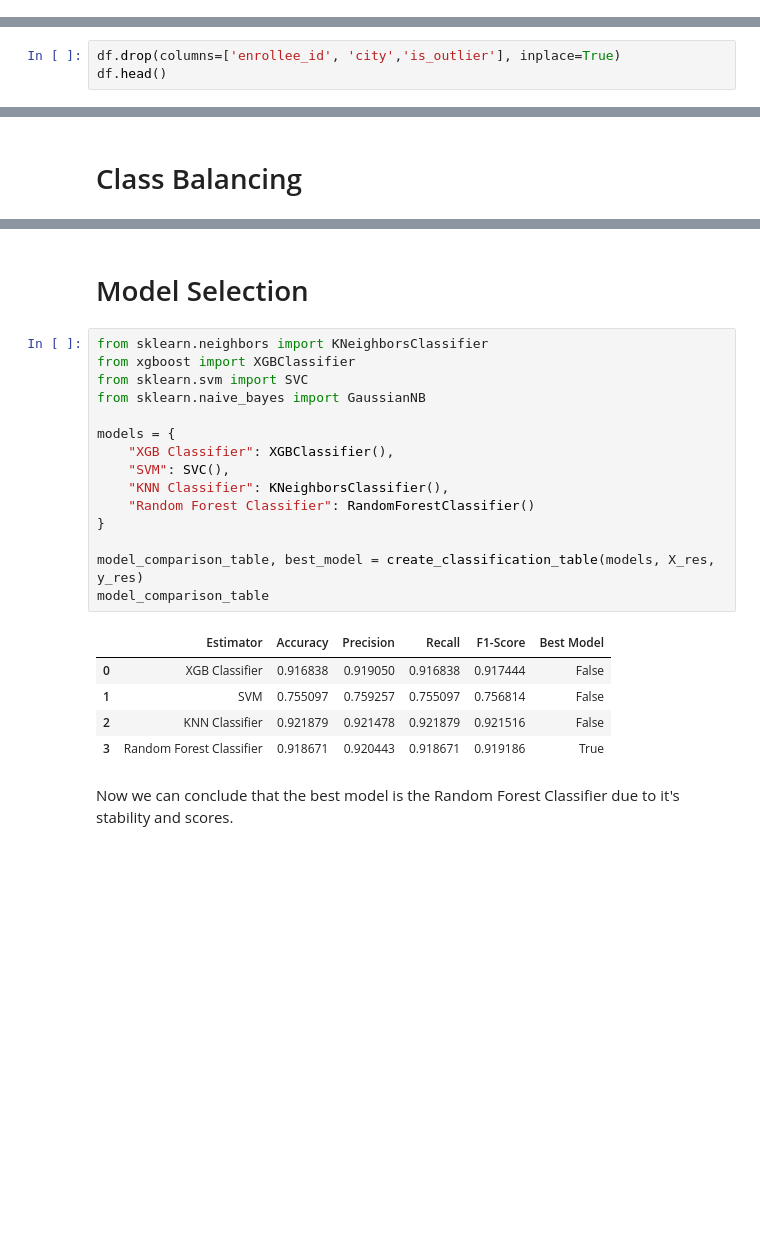
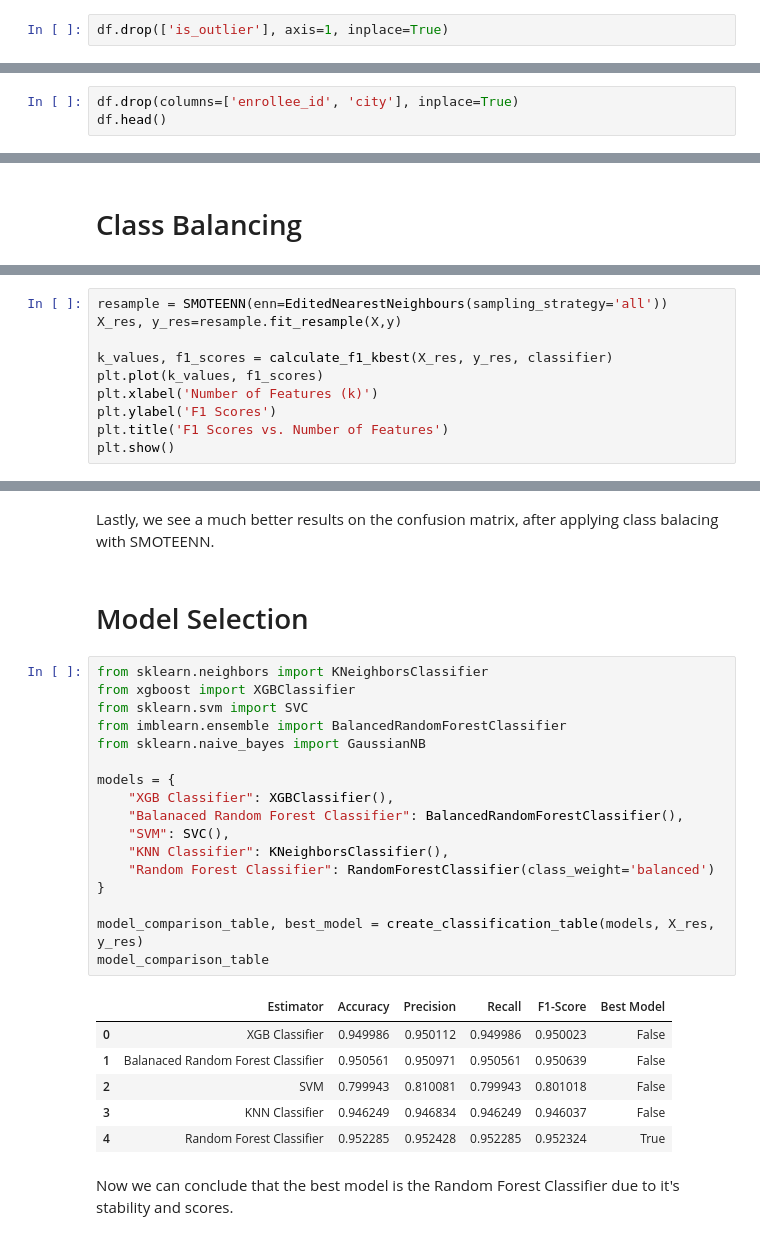
Before and after one commit to grumpycatyo-collab/ubiquitous-test, a Jupyter notebook: main.ipynb, the cells around one changed output, grey strips where cells are left out. Saved outputs shown, nothing was run; the diff lists cells and outputs as text; blank space fills up the shorter version.

```diff
--- a/main.ipynb
+++ b/main.ipynb
@@ -172,5 +172,7 @@ plt.show()
 # %% [markdown]
 The outliers for this column seem viable and workable with, for there is no need to process them.
+# %%
+df.drop(['is_outlier'], axis=1, inplace=True)
 # %% [markdown]
 ## Missing Values Analysis
 # %%
@@ -270,7 +272,7 @@ company_size = {
 
 df['company_size'] = df.company_size.map(lambda x: company_size.get(x, None))
 # %%
-df.drop(columns=['enrollee_id', 'city','is_outlier'], inplace=True)
+df.drop(columns=['enrollee_id', 'city'], inplace=True)
 df.head()
 # %% [output]
 |  | city_development_index | gender | relevent_experience | enrolled_university | education_level | ... |
@@ -524,0 +630,10 @@ plt.show()
+# %%
+resample = SMOTEENN(enn=EditedNearestNeighbours(sampling_strategy='all'))
+X_res, y_res=resample.fit_resample(X,y)
+
+k_values, f1_scores = calculate_f1_kbest(X_res, y_res, classifier)
+plt.plot(k_values, f1_scores)
+plt.xlabel('Number of Features (k)')
+plt.ylabel('F1 Scores')
+plt.title('F1 Scores vs. Number of Features')
+plt.show()
@@ -525,26 +656,31 @@ plt.show()
+# %% [markdown]
+Lastly, we see a much better results on the confusion matrix, after applying class balacing with SMOTEENN.
 # %% [markdown]
 # Model Selection
 # %%
 from sklearn.neighbors import KNeighborsClassifier
 from xgboost import XGBClassifier
 from sklearn.svm import SVC
+from imblearn.ensemble import BalancedRandomForestClassifier
 from sklearn.naive_bayes import GaussianNB
 
 models = {
     "XGB Classifier": XGBClassifier(),
+    "Balanaced Random Forest Classifier": BalancedRandomForestClassifier(),
     "SVM": SVC(),
     "KNN Classifier": KNeighborsClassifier(),
-    "Random Forest Classifier": RandomForestClassifier()
+    "Random Forest Classifier": RandomForestClassifier(class_weight='balanced')
 }
 
 model_comparison_table, best_model = create_classification_table(models, X_res, y_res)
 model_comparison_table
 # %% [output]
 |  | Estimator | Accuracy | Precision | Recall | F1-Score | Best Model |
-| 0 | XGB Classifier | 0.916838 | 0.919050 | 0.916838 | 0.917444 | False |
-| 1 | SVM | 0.755097 | 0.759257 | 0.755097 | 0.756814 | False |
-| 2 | KNN Classifier | 0.921879 | 0.921478 | 0.921879 | 0.921516 | False |
-| 3 | Random Forest Classifier | 0.918671 | 0.920443 | 0.918671 | 0.919186 | True |
+| 0 | XGB Classifier | 0.949986 | 0.950112 | 0.949986 | 0.950023 | False |
+| 1 | Balanaced Random Forest Classifier | 0.950561 | 0.950971 | 0.950561 | 0.950639 | False |
+| 2 | SVM | 0.799943 | 0.810081 | 0.799943 | 0.801018 | False |
+| 3 | KNN Classifier | 0.946249 | 0.946834 | 0.946249 | 0.946037 | False |
+| 4 | Random Forest Classifier | 0.952285 | 0.952428 | 0.952285 | 0.952324 | True |
 # %% [markdown]
 Now we can conclude that the best model is the Random Forest Classifier due to it's stability and scores.
 # %% [markdown]
```
Also changed, not shown: parts of 22 cells of this notebook.
